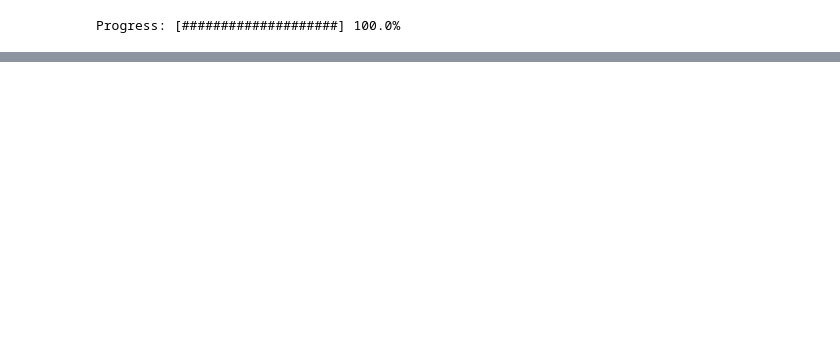
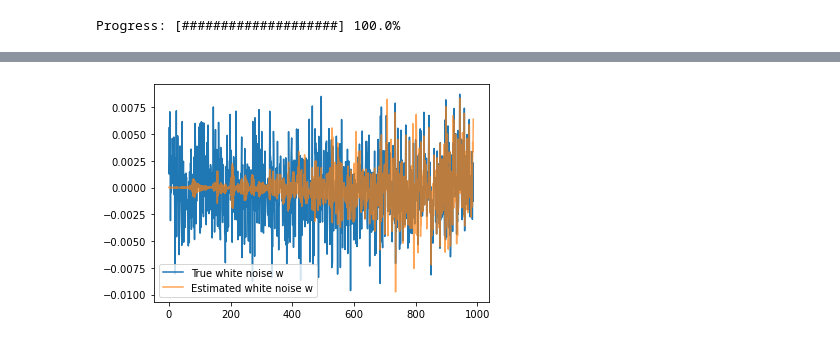
Before and after one commit to Aknin/P_matrix_model, a Jupyter notebook: example.ipynb, the cells around one changed output, grey strips where cells are left out. Drawn from its saved outputs; the diff is of its cells as text; code cells hidden in the pictures; blank space fills up the shorter version.

```diff
--- a/example.ipynb
+++ b/example.ipynb
@@ -77,0 +117,7 @@ Progress: [####################] 100.0%
+# %%
+plt.plot(dic["w"], label="True white noise w")
+plt.plot(algo.w, alpha=0.7, label="Estimated white noise w")
+plt.legend()
+plt.show()
+# %% [output]
+[figure, added]
```
Also changed, not shown: parts of 10 cells of this notebook, 1 other file.
